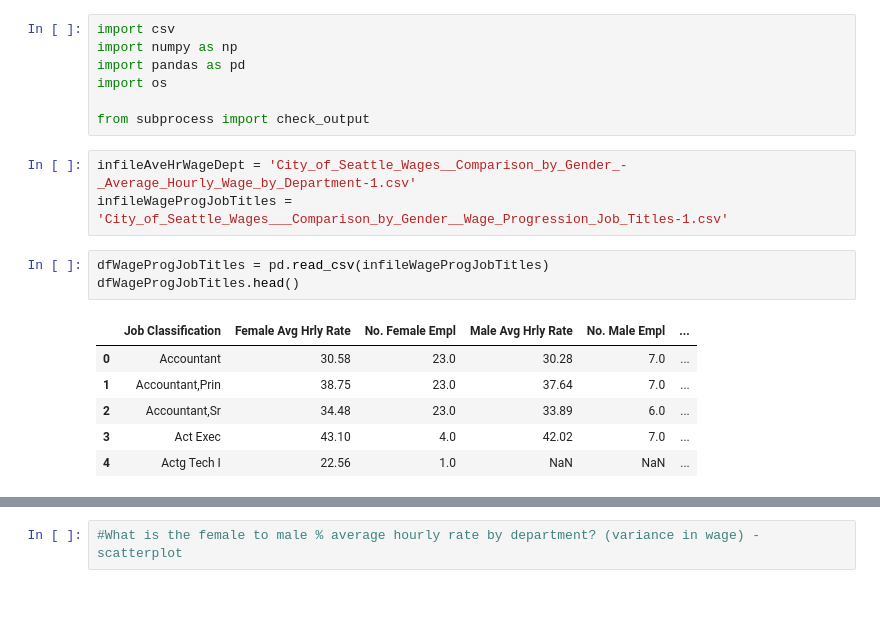
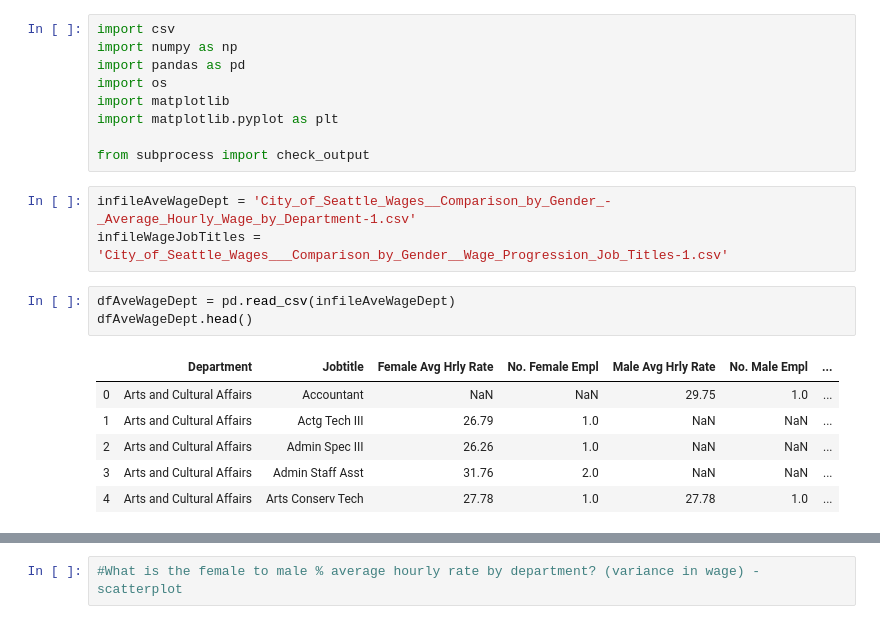
Before and after one commit to garrettsanders/Wage_Gap_Seattle, a Jupyter notebook: first_file_alex.ipynb, the cells around one changed output, grey strips where cells are left out. Saved outputs shown, nothing was run; the diff lists cells and outputs as text.

```diff
--- a/first_file_alex.ipynb
+++ b/first_file_alex.ipynb
@@ -3,18 +3,20 @@ import csv
 import numpy as np
 import pandas as pd
 import os
+import matplotlib
+import matplotlib.pyplot as plt
 
 from subprocess import check_output
 # %%
-infileAveHrWageDept = 'City_of_Seattle_Wages__Comparison_by_Gender_-_Average_Hourly_Wage_by_Department-1.csv'
-infileWageProgJobTitles = 'City_of_Seattle_Wages___Comparison_by_Gender__Wage_Progression_Job_Titles-1.csv'
+infileAveWageDept = 'City_of_Seattle_Wages__Comparison_by_Gender_-_Average_Hourly_Wage_by_Department-1.csv'
+infileWageJobTitles = 'City_of_Seattle_Wages___Comparison_by_Gender__Wage_Progression_Job_Titles-1.csv'
 # %%
-dfWageProgJobTitles = pd.read_csv(infileWageProgJobTitles)
-dfWageProgJobTitles.head()
+dfAveWageDept = pd.read_csv(infileAveWageDept)
+dfAveWageDept.head()
 # %% [output]
-|  | Job Classification | Female Avg Hrly Rate | No. Female Empl | Male Avg Hrly Rate | No. Male Empl | ... |
-| 0 | Accountant | 30.58 | 23.0 | 30.28 | 7.0 | ... |
-| 1 | Accountant,Prin | 38.75 | 23.0 | 37.64 | 7.0 | ... |
-| 2 | Accountant,Sr | 34.48 | 23.0 | 33.89 | 6.0 | ... |
-| 3 | Act Exec | 43.10 | 4.0 | 42.02 | 7.0 | ... |
-| 4 | Actg Tech I | 22.56 | 1.0 | NaN | NaN | ... |
+|  | Department | Jobtitle | Female Avg Hrly Rate | No. Female Empl | Male Avg Hrly Rate | No. Male Empl | ... |
+| 0 | Arts and Cultural Affairs | Accountant | NaN | NaN | 29.75 | 1.0 | ... |
+| 1 | Arts and Cultural Affairs | Actg Tech III | 26.79 | 1.0 | NaN | NaN | ... |
+| 2 | Arts and Cultural Affairs | Admin Spec III | 26.26 | 1.0 | NaN | NaN | ... |
+| 3 | Arts and Cultural Affairs | Admin Staff Asst | 31.76 | 2.0 | NaN | NaN | ... |
+| 4 | Arts and Cultural Affairs | Arts Conserv Tech | 27.78 | 1.0 | 27.78 | 1.0 | ... |
```
Also changed, not shown: parts of 4 cells of this notebook.
